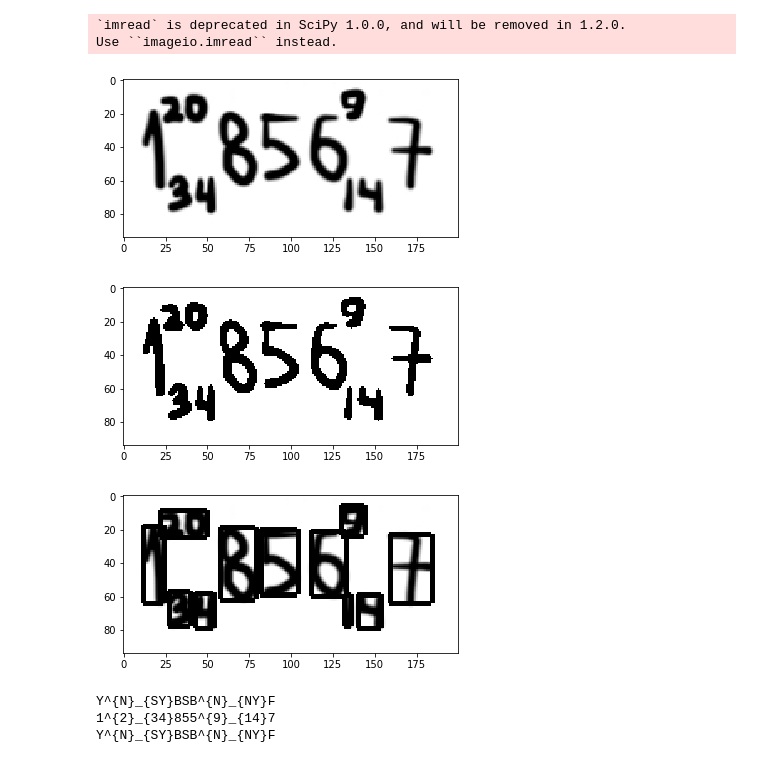
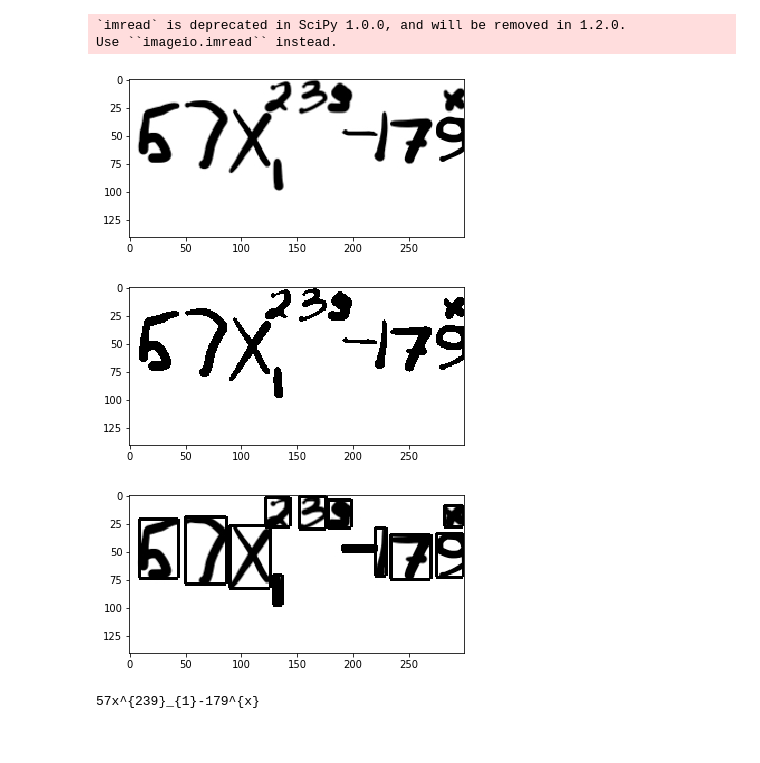
Before and after one commit to yakovdom/HWs, a Jupyter notebook: Recognizer_Lab.ipynb, the cells around one changed output. Saved outputs shown, nothing was run; the diff lists cells and outputs as text; code cells hidden in the pictures.

```diff
--- a/Recognizer_Lab.ipynb
+++ b/Recognizer_Lab.ipynb
@@ -307,5 +244,5 @@ def predict_number_or_letter(image, model_d, model_l):
 # %%
-def tex_answer(symbols, model, model2 = None):
+def tex_answer(symbols, model, model2 = None, model3 = None):
 
     string = list()
     for i in range(0, num):
@@ -329,12 +266,18 @@ def tex_answer(symbols, model, model2 = None):
 
     for i in range(num):
         symbol = string[i][2]
-        answer.append((predict_number(symbol, model, model2), 'n'))
+        answer.append((predict_number(symbol, model, model2, model3), 'n'))
         if (symbol.height < max_height * 0.6):
-            if (symbol.min_y <= middle):
+            if (abs((symbol.min_y + symbol.max_y) / 2 - middle) < max_height * 0.3):
+                answer[i] = ('+', 'n')
+                if (max(symbol.height / symbol.width, symbol.width / symbol.height) > 2):
+                    answer[i] = ('-', 'n')
+            elif (symbol.min_y <= middle):
                 answer[i] = (answer[i][0], 'u')
+            elif (symbol.max_y >= middle):
+                answer[i] = (answer[i][0], 'l')
             else:
-                answer[i] = (answer[i][0], 'l')
+                answer[i] = ('+', 'n')
 
     cur_upper = ''
     cur_lower = ''
@@ -472,40 +315,26 @@ def learn_MNIST_model():
+# %%
+modelZ = keras.models.load_model('Symbols_Fraiming/LastTryBest.h5')
 # %%
-from keras.models import load_model
-import h5py
-model3 = keras.models.load_model('Symbols_Fraiming/convolutionalModel.h5')
-#modelY = keras.models.load_model('Symbols_Fraiming/convolutionalModel2.h5')
-#modelX = keras.models.load_model('Symbols_Fraiming/LettersModel.h5')
-modelS = keras.models.load_model('Symbols_Fraiming/LettersModel3.h5')
-modelE = keras.models.load_model('Symbols_Fraiming/MixedModel.h5')
-img = download_image('Symbols_Fraiming/test.jpg')
+img = download_image('Symbols_Fraiming/test2.jpg')
 show_image(img)
 prprd_img = prepare_image(img)
-#show_image(img)
 show_image(prprd_img)
+if (img.shape[0] > 300 or img.shape[0] > 150):
+    print('too large image')
+
 num, component = divide_graph(prprd_img)
 min_bounds, max_bounds = find_bounds(component)
 num = filter_graph(num, component, min_bounds, max_bounds)
 #print_all(component, num)
 mark_up_findings(img, num, component, min_bounds, max_bounds)
 symbols = crop_findings(prprd_img, num, component, min_bounds, max_bounds)
-#answer = tex_answer(symbols, model3)
-#print(answer)
-#answer = tex_answer(symbols, modelY)
-#print(answer)
-#answer = tex_answer(symbols, modelX)
-#print(answer)
-answer = tex_answer(symbols, modelS)
+
+answer = tex_answer(symbols, modelZ)
 print(answer)
-answer = tex_answer(symbols, model3)
-print(answer)
-answer = tex_answer(symbols, model3, modelS)
-print(answer)
 # %% [output]
 `imread` is deprecated in SciPy 1.0.0, and will be removed in 1.2.0.
 Use ``imageio.imread`` instead.
-[figure, old version]
+[figure, new version]
-[figure, old version]
+[figure, new version]
-[figure, old version]
+[figure, new version]
-Y^{N}_{SY}BSB^{N}_{NY}F
-1^{2}_{34}855^{9}_{14}7
-Y^{N}_{SY}BSB^{N}_{NY}F
+57x^{239}_{1}-179^{x}
```
Also changed, not shown: parts of 9 cells of this notebook, 2 other files.
